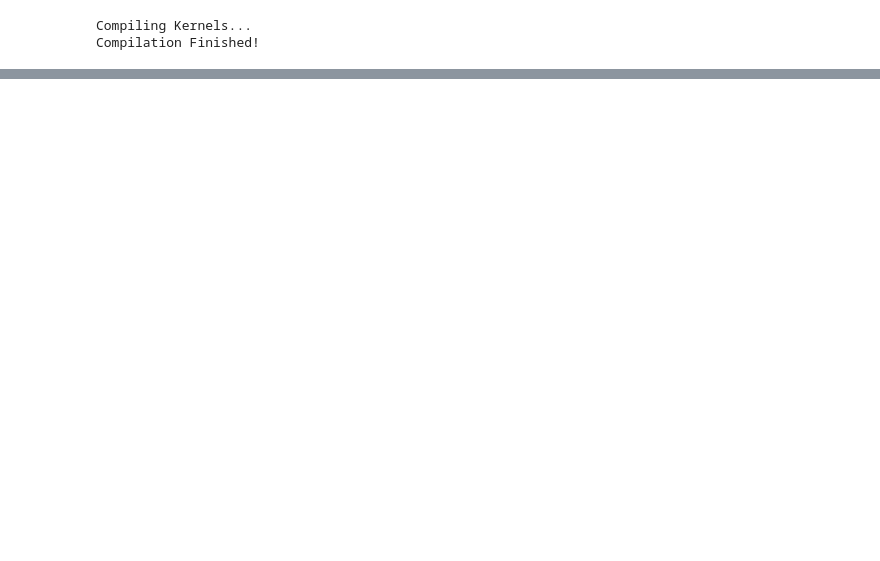
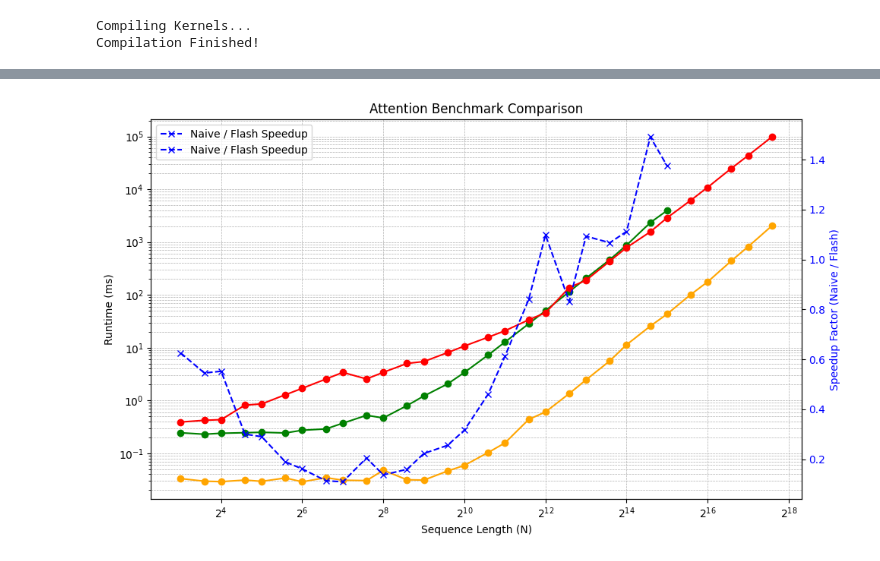
Before and after one commit to 23silicon/FlashAttention, a Jupyter notebook: FlashAttentionBenchmark.ipynb, the cells around one changed output, grey strips where cells are left out. Cells and saved outputs as stored; diff of their text form; code cells hidden in the pictures; blank space fills up the shorter version.

```diff
--- a/FlashAttentionBenchmark.ipynb
+++ b/FlashAttentionBenchmark.ipynb
@@ -439,0 +460,84 @@ N        | Naive (ms)      | Flash (ms)      | PyTorch (ms)    | Speedup
+# %%
+import matplotlib.pyplot as plt
+import numpy as np
+
+# Input data
+input_sizes = [
+    8, 12, 16, 24, 32, 48, 64, 96, 128, 192, 256, 384, 512, 768, 1024,
+    1536, 2048, 3072, 4096, 6144, 8192, 12288, 16384, 24576, 32768,
+    49152, 65536, 98304, 131072, 196608
+]
+
+naive = [
+    0.2444, 0.2296, 0.2394, 0.2452, 0.2496, 0.2426, 0.2730, 0.2890,
+    0.3711, 0.5232, 0.4667, 0.8014, 1.2149, 2.0574, 3.3923,
+    7.2616, 12.7563, 28.2570, 50.1956, 114.3381, 205.9594,
+    463.0729, 873.0536, 2326.0221, 3958.3047,
+    None, None, None, None, None
+]
+
+flash = [
+    0.3905, 0.4211, 0.4335, 0.8165, 0.8602, 1.2840, 1.6976, 2.5481,
+    3.3996, 2.5566, 3.4099, 5.0302, 5.4559, 8.0540, 10.7280,
+    15.7757, 20.8278, 33.6604, 45.6984, 137.4050, 188.3266,
+    433.8626, 784.9778, 1559.2631, 2879.1150,
+    6184.6609, 10868.9352, 24837.8750, 43530.5219, 98195.1938
+]
+
+pytorch = [
+    0.0332, 0.0296, 0.0290, 0.0311, 0.0294, 0.0341, 0.0288, 0.0346,
+    0.0309, 0.0304, 0.0477, 0.0315, 0.0311, 0.0461, 0.0590,
+    0.1034, 0.1571, 0.4368, 0.6066, 1.3472, 2.4555,
+    5.6140, 11.3536, 25.5713, 43.3189,
+    101.6183, 176.2684, 440.6957, 819.6774, 2026.1639
+]
+
+# Convert to numpy arrays
+N = np.array(input_sizes)
+naive_t = np.array(naive, dtype=object)
+flash_t = np.array(flash, dtype=object)
+pytorch_t = np.array(pytorch, dtype=object)
+
+# Mask out None values (OOM / Error)
+def valid_xy(x, y):
+    mask = np.array([v is not None for v in y])
+    return x[mask], np.array([v for v in y if v is not None], dtype=float)
+
+N_naive, naive_v = valid_xy(N, naive_t)
+N_flash, flash_v = valid_xy(N, flash_t)
+N_pytorch, pytorch_v = valid_xy(N, pytorch_t)
+
+plt.figure(figsize=(10, 6))
+
+# Plot raw times
+plt.plot(N_naive, naive_v, label="Naive", marker="o", color="green")
+plt.plot(N_flash, flash_v, label="Flash Attention", marker="o", color="red")
+plt.plot(N_pytorch, pytorch_v, label="PyTorch SDPA", marker="o", color="orange")
+
+plt.xscale("log", base=2)
+plt.yscale("log")
+plt.xlabel("Sequence Length (N)")
+plt.ylabel("Runtime (ms)")
+plt.title("Attention Benchmark Comparison")
+plt.grid(True, which="both", linestyle="--", linewidth=0.5)
+
+# Overlay speedup (Naive / Flash) on secondary axis
+# Align arrays so they have the same length
+flash_for_speedup = flash_v[:len(naive_v)]
+speedup = naive_v / flash_for_speedup
+
+ax2 = plt.gca().twinx()
+ax2.plot(N_naive, speedup, label="Naive / Flash Speedup", color="blue", linestyle="--", marker="x")
+ax2.set_ylabel("Speedup Factor (Naive / Flash)", color="blue")
+ax2.tick_params(axis='y', labelcolor='blue')
+ax2.set_xscale("log", base=2)
+
+# Combined legend
+lines, labels = plt.gca().get_legend_handles_labels()
+lines2, labels2 = ax2.get_legend_handles_labels()
+plt.legend(lines + lines2, labels + labels2, loc="upper left")
+
+plt.tight_layout()
+plt.show()
+# %% [output]
+[figure, added]
```
Also changed, not shown: parts of 3 cells of this notebook.
